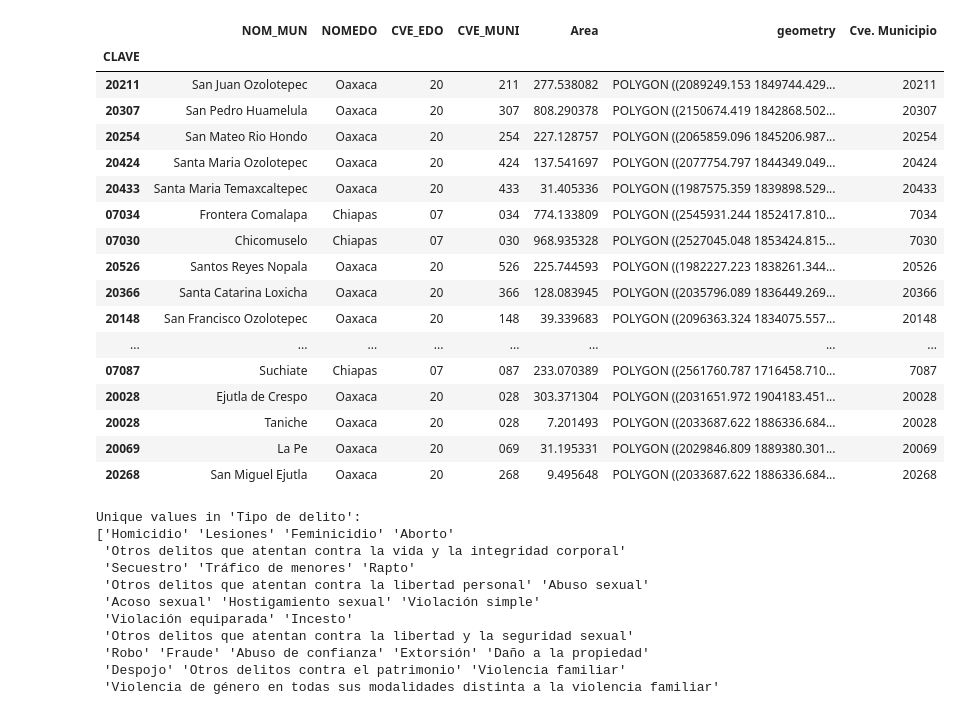
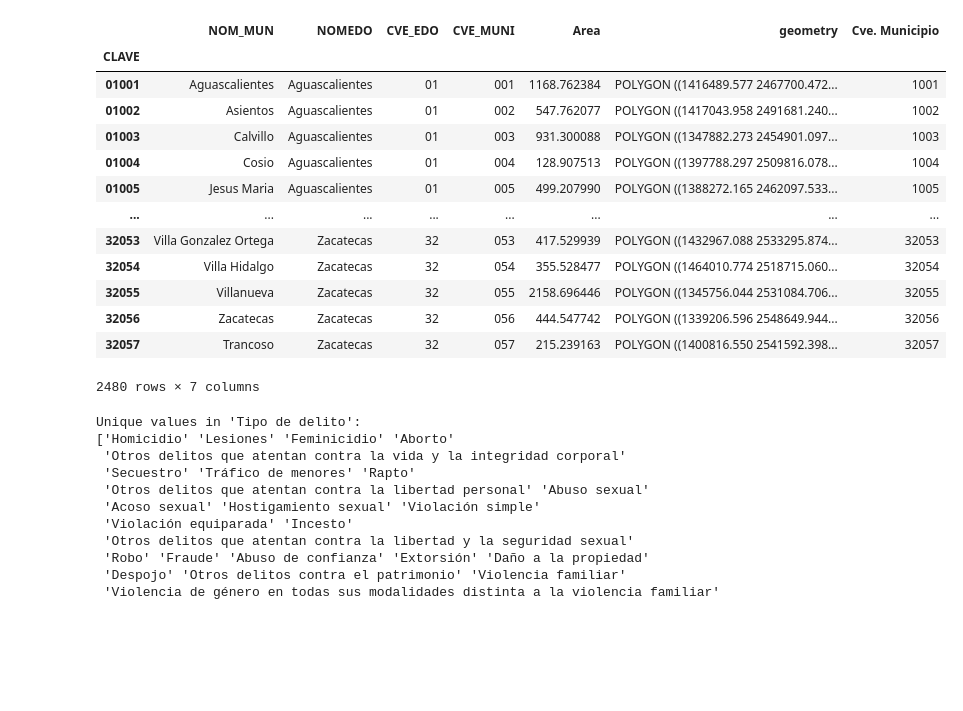
Before and after one commit to puriarter21/Mapa_Migracion_Irregular_Mexico, a Jupyter notebook: 1. Mapas/1. Mapas/Metodo_1/areas/risk zone.ipynb, the cells around one changed output. Drawn from its saved outputs; the diff is of its cells as text; code cells hidden in the pictures; blank space fills up the shorter version.

```diff
--- a/1. Mapas/1. Mapas/Metodo_1/areas/risk zone.ipynb
+++ b/1. Mapas/1. Mapas/Metodo_1/areas/risk zone.ipynb
@@ -15,11 +34,8 @@ crime2023 = pd.read_excel('/Users/pablouriarte/Downloads/Municipal-Delitos-2015-
 # %%
-mx_mun = gpd.read_file('/Users/pablouriarte/Documents/1. Expediente Tec de Monterrey/1.Tesis/Mapa_Migracion_Irregular_Mexico/1. Mapas/2. arcgis(general)/maps_boundaries/Municipalities/mapa_mexico_mun/Division_Municipal_Mexico_2010.shp').set_index('CLAVE').to_crs(epsg=4485)
+mx_mun = gpd.read_file('/Users/pablouriarte/Mapa_Migracion_Irregular_Mexico_Fresh/1. Mapas/2. arcgis(general)/maps_boundaries/Municipalities/mapa_mexico_mun/Division_Municipal_Mexico_2010.shp').set_index('CLAVE').to_crs(epsg=4485)
 # %%
 # Crear la columna 'Cve. Municipio' concatenando 'CVE_EDO' y 'CVE_MUNI'
 mx_mun['Cve. Municipio'] = mx_mun['CVE_EDO'].astype(str).str.zfill(2) + mx_mun['CVE_MUNI'].astype(str).str.zfill(3)
 
 # Convertir la nueva columna a tipo entero para eliminar cualquier cero inicial no deseado
 mx_mun['Cve. Municipio'] = mx_mun['Cve. Municipio'].astype(int)
-
-# Convertir de nuevo a string si es necesario mantener la columna como texto
-mx_mun['Cve. Municipio'] = mx_mun['Cve. Municipio'].astype(str)
@@ -26,24 +82,26 @@ mx_mun['Cve. Municipio'] = mx_mun['Cve. Municipio'].astype(str)
+# %%
+# Convertir 'Cve. Municipio' a entero
+#mx_mun['Cve. Municipio'] = mx_mun['Cve. Municipio'].astype(int)
+
+# Ordenar el DataFrame en forma ascendente por 'Cve. Municipio' como entero
+mx_mun = mx_mun.sort_values(by='Cve. Municipio', ascending=True)
 # %%
-mx_mun.tail(60)
+mx_mun
 # %% [output]
 |  | NOM_MUN | NOMEDO | CVE_EDO | CVE_MUNI | Area | geometry | Cve. Municipio |
 | CLAVE |  |  |  |  |  |  |  |
-| 20211 | San Juan Ozolotepec | Oaxaca | 20 | 211 | 277.538082 | POLYGON ((2089249.153 1849744.429... | 20211 |
-| 20307 | San Pedro Huamelula | Oaxaca | 20 | 307 | 808.290378 | POLYGON ((2150674.419 1842868.502... | 20307 |
-| 20254 | San Mateo Rio Hondo | Oaxaca | 20 | 254 | 227.128757 | POLYGON ((2065859.096 1845206.987... | 20254 |
-| 20424 | Santa Maria Ozolotepec | Oaxaca | 20 | 424 | 137.541697 | POLYGON ((2077754.797 1844349.049... | 20424 |
-| 20433 | Santa Maria Temaxcaltepec | Oaxaca | 20 | 433 | 31.405336 | POLYGON ((1987575.359 1839898.529... | 20433 |
-| 07034 | Frontera Comalapa | Chiapas | 07 | 034 | 774.133809 | POLYGON ((2545931.244 1852417.810... | 7034 |
-| 07030 | Chicomuselo | Chiapas | 07 | 030 | 968.935328 | POLYGON ((2527045.048 1853424.815... | 7030 |
-| 20526 | Santos Reyes Nopala | Oaxaca | 20 | 526 | 225.744593 | POLYGON ((1982227.223 1838261.344... | 20526 |
-| 20366 | Santa Catarina Loxicha | Oaxaca | 20 | 366 | 128.083945 | POLYGON ((2035796.089 1836449.269... | 20366 |
-| 20148 | San Francisco Ozolotepec | Oaxaca | 20 | 148 | 39.339683 | POLYGON ((2096363.324 1834075.557... | 20148 |
+| 01001 | Aguascalientes | Aguascalientes | 01 | 001 | 1168.762384 | POLYGON ((1416489.577 2467700.472... | 1001 |
+| 01002 | Asientos | Aguascalientes | 01 | 002 | 547.762077 | POLYGON ((1417043.958 2491681.240... | 1002 |
+| 01003 | Calvillo | Aguascalientes | 01 | 003 | 931.300088 | POLYGON ((1347882.273 2454901.097... | 1003 |
+| 01004 | Cosio | Aguascalientes | 01 | 004 | 128.907513 | POLYGON ((1397788.297 2509816.078... | 1004 |
+| 01005 | Jesus Maria | Aguascalientes | 01 | 005 | 499.207990 | POLYGON ((1388272.165 2462097.533... | 1005 |
 | ... | ... | ... | ... | ... | ... | ... | ... |
-| 07087 | Suchiate | Chiapas | 07 | 087 | 233.070389 | POLYGON ((2561760.787 1716458.710... | 7087 |
-| 20028 | Ejutla de Crespo | Oaxaca | 20 | 028 | 303.371304 | POLYGON ((2031651.972 1904183.451... | 20028 |
-| 20028 | Taniche | Oaxaca | 20 | 028 | 7.201493 | POLYGON ((2033687.622 1886336.684... | 20028 |
-| 20069 | La Pe | Oaxaca | 20 | 069 | 31.195331 | POLYGON ((2029846.809 1889380.301... | 20069 |
-| 20268 | San Miguel Ejutla | Oaxaca | 20 | 268 | 9.495648 | POLYGON ((2033687.622 1886336.684... | 20268 |
+| 32053 | Villa Gonzalez Ortega | Zacatecas | 32 | 053 | 417.529939 | POLYGON ((1432967.088 2533295.874... | 32053 |
+| 32054 | Villa Hidalgo | Zacatecas | 32 | 054 | 355.528477 | POLYGON ((1464010.774 2518715.060... | 32054 |
+| 32055 | Villanueva | Zacatecas | 32 | 055 | 2158.696446 | POLYGON ((1345756.044 2531084.706... | 32055 |
+| 32056 | Zacatecas | Zacatecas | 32 | 056 | 444.547742 | POLYGON ((1339206.596 2548649.944... | 32056 |
+| 32057 | Trancoso | Zacatecas | 32 | 057 | 215.239163 | POLYGON ((1400816.550 2541592.398... | 32057 |
+2480 rows × 7 columns
 # %%
 import pandas as pd
 
```
Also changed, not shown: parts of 14 cells of this notebook.
